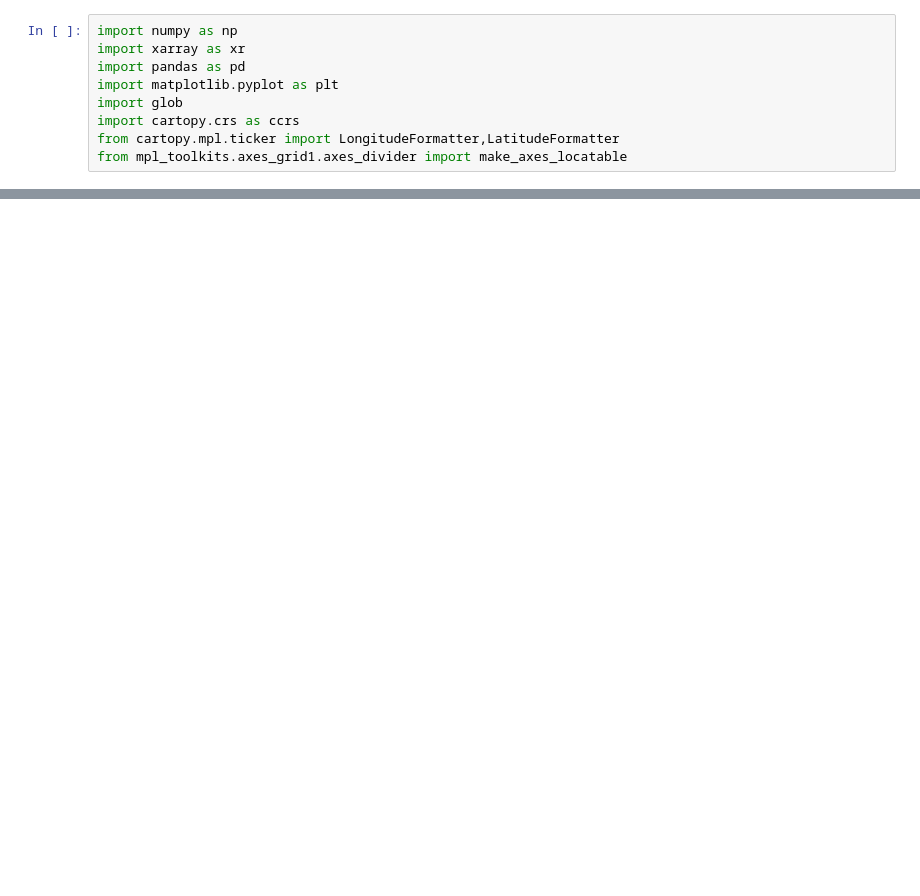
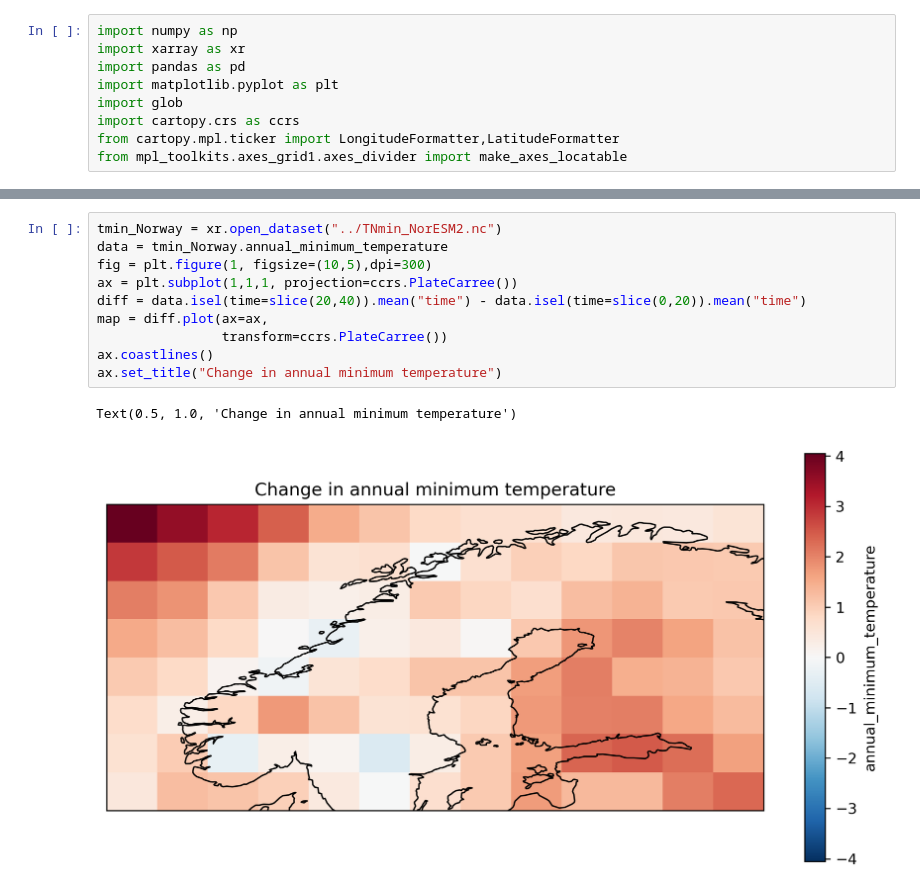
Before and after one commit to astridbg/T3_decision_tools, a Jupyter notebook: temp_extremes.ipynb, the cells around one changed output, grey strips where cells are left out. Cells and saved outputs as stored; diff of their text form; blank space fills up the shorter version.

```diff
--- a/temp_extremes.ipynb
+++ b/temp_extremes.ipynb
@@ -58,0 +139,13 @@ KeyboardInterrupt:
+# %%
+tmin_Norway = xr.open_dataset("../TNmin_NorESM2.nc")
+data = tmin_Norway.annual_minimum_temperature
+fig = plt.figure(1, figsize=(10,5),dpi=300)
+ax = plt.subplot(1,1,1, projection=ccrs.PlateCarree())
+diff = data.isel(time=slice(20,40)).mean("time") - data.isel(time=slice(0,20)).mean("time")
+map = diff.plot(ax=ax,
+                transform=ccrs.PlateCarree())
+ax.coastlines()
+ax.set_title("Change in annual minimum temperature")
+# %% [output]
+Text(0.5, 1.0, 'Change in annual minimum temperature')
+[figure, added]
```
Also changed, not shown: parts of 5 cells of this notebook.
